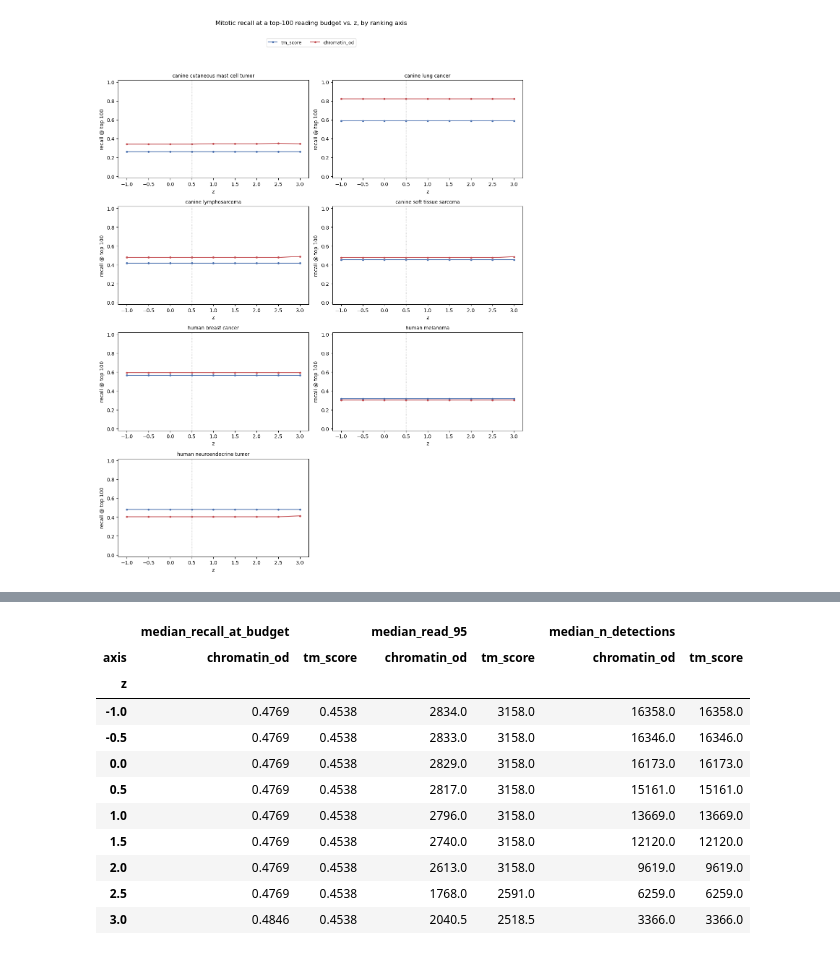
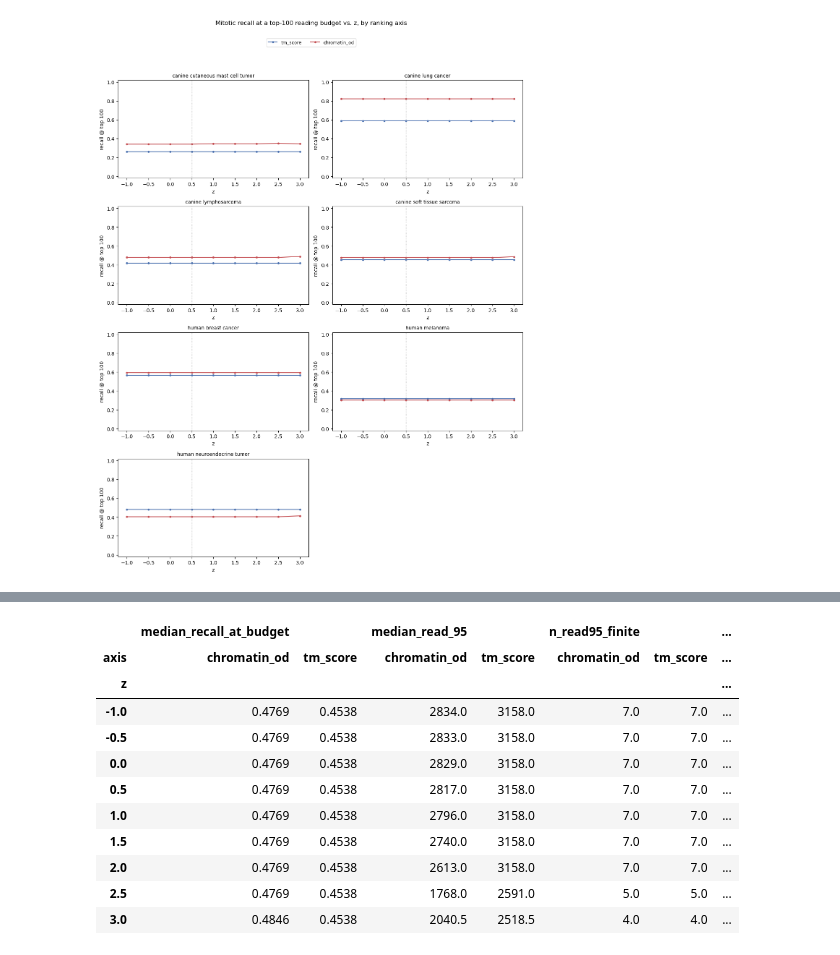
Before and after one commit to mohini-anand/MIDOGpp_forked, a Jupyter notebook: tm_threshold_axis_sweep.ipynb, the cells around one changed output, grey strips where cells are left out. Drawn from its saved outputs; the diff is of its cells as text; code cells hidden in the pictures.

```diff
--- a/tm_threshold_axis_sweep.ipynb
+++ b/tm_threshold_axis_sweep.ipynb
@@ -133,6 +157,7 @@ between the two rows at a given `(domain, z)` is the order candidates are ranked
 # %%
 all_rows = []
 shortcut_checks = []
+diag_rows = []
 
 for _, row in domain_images.iterrows():
     fn, image_id, domain = row['file_name'], int(row['image_id']), row['tumor_type']
@@ -183,6 +208,23 @@ for _, row in domain_images.iterrows():
                             'n_direct': len(direct), 'n_filtered': len(filtered),
                             'passed': shortcut_ok})
 
+    # --- duplicate-detection diagnostic (Finding 8) ---
+    # NMS runs at the evaluation match radius here, which is what `invariants.check_nms_radius`
+    # requires. Even so, two kept detections can both fall inside one GT's match circle, and the
+    # second is bucketed `non_human_findings` -- a false positive that is really a duplicate.
+    # This is the invariant-compliant baseline the v2 notebook's decoupled radius is compared to.
+    # Kept in a side list, NOT in `ctx`: `compare.evaluate_arms` does `base = dict(context)`, so
+    # every ctx key becomes a CSV column and would change the saved schema.
+    pool_sorted = pool.sort_values('score', ascending=False).reset_index(drop=True)
+    det_bucketed, _ = ev.bucket_detections(pool_sorted, gt_eval, radius)
+    d_gt, _ = KDTree(gt_eval[['cx', 'cy']].to_numpy()).query(
+        det_bucketed[['cx', 'cy']].to_numpy(), k=1)
+    inside_gt = d_gt[:, 0] <= radius
+    dup_fp = inside_gt & (det_bucketed['bucket'] == ev.NON_HUMAN_FINDINGS).to_numpy()
+    diag_rows.append({'file_name': fn, 'tumor_type': domain, 'n_detections': len(pool),
+                      'n_within_match_radius': int(inside_gt.sum()),
+                      'n_dup_fp': int(dup_fp.sum())})
+
     ctx = {'file_name': fn, 'image_id': image_id, 'tumor_type': domain,
           'mpp': round(mpp, 4), 'seed_ann_id': int(seed['ann_id']),
           'map_median': round(med, 5), 'mad_scale': round(mad, 5),
@@ -212,6 +254,7 @@ for _, row in domain_images.iterrows():
 results = pd.concat(all_rows, ignore_index=True)
 cp.assert_floor_not_limiting(results)
 shortcut_df = pd.DataFrame(shortcut_checks)
+diag_df = pd.DataFrame(diag_rows)
 print(f'\ntotal {time.time() - NB_T0:.0f}s, {len(results)} rows, '
      f'shortcut passed {shortcut_df["passed"].sum()}/{len(shortcut_df)} domains')
 shortcut_df
@@ -440,33 +544,38 @@ in recall, at both axes, pooled across domains.
 # %%
 summary_rows = []
 for budget in (50, 100, 250):
     for axis in AXES:
         sub = results[(results['budget'] == budget) & (results['arm'] == axis)]
         for z in Z_LEVELS:
             szz = sub[sub['z'] == z]
             summary_rows.append({
                 'budget': budget, 'axis': axis, 'z': z,
                 'median_recall_at_budget': round(float(szz['recall_at_budget'].median()), 4),
                 'median_read_95': float(szz['read_95'].median()),
+                'n_read95_finite': int(szz['read_95'].notna().sum()),
+                'n_read95_unreachable': int(szz['read_95'].isna().sum()),
+                'n_read99_unreachable': int(szz['read_99'].isna().sum()),
+                'n_read100_unreachable': int(szz['read_100'].isna().sum()),
                 'median_precision_full': round(
                     float((szz['full_list_recall'] * szz['n_gt_mitotic']
                           / szz['n_detections']).median()), 4),
                 'median_n_detections': int(szz['n_detections'].median()),
             })
 summary_table = pd.DataFrame(summary_rows)
 summary_table[(summary_table['budget'] == 100)].pivot(
     index='z', columns='axis',
-    values=['median_recall_at_budget', 'median_read_95', 'median_n_detections'])
+    values=['median_recall_at_budget', 'median_read_95', 'n_read95_finite',
+            'median_n_detections'])
 # %% [output]
-|  | median_recall_at_budget |  | median_read_95 |  | median_n_detections |  |
-| axis | chromatin_od | tm_score | chromatin_od | tm_score | chromatin_od | tm_score |
-| z |  |  |  |  |  |  |
-| -1.0 | 0.4769 | 0.4538 | 2834.0 | 3158.0 | 16358.0 | 16358.0 |
-| -0.5 | 0.4769 | 0.4538 | 2833.0 | 3158.0 | 16346.0 | 16346.0 |
-| 0.0 | 0.4769 | 0.4538 | 2829.0 | 3158.0 | 16173.0 | 16173.0 |
-| 0.5 | 0.4769 | 0.4538 | 2817.0 | 3158.0 | 15161.0 | 15161.0 |
-| 1.0 | 0.4769 | 0.4538 | 2796.0 | 3158.0 | 13669.0 | 13669.0 |
-| 1.5 | 0.4769 | 0.4538 | 2740.0 | 3158.0 | 12120.0 | 12120.0 |
-| 2.0 | 0.4769 | 0.4538 | 2613.0 | 3158.0 | 9619.0 | 9619.0 |
-| 2.5 | 0.4769 | 0.4538 | 1768.0 | 2591.0 | 6259.0 | 6259.0 |
-| 3.0 | 0.4846 | 0.4538 | 2040.5 | 2518.5 | 3366.0 | 3366.0 |
+|  | median_recall_at_budget |  | median_read_95 |  | n_read95_finite |  | ... |
+| axis | chromatin_od | tm_score | chromatin_od | tm_score | chromatin_od | tm_score | ... |
+| z |  |  |  |  |  |  | ... |
+| -1.0 | 0.4769 | 0.4538 | 2834.0 | 3158.0 | 7.0 | 7.0 | ... |
+| -0.5 | 0.4769 | 0.4538 | 2833.0 | 3158.0 | 7.0 | 7.0 | ... |
+| 0.0 | 0.4769 | 0.4538 | 2829.0 | 3158.0 | 7.0 | 7.0 | ... |
+| 0.5 | 0.4769 | 0.4538 | 2817.0 | 3158.0 | 7.0 | 7.0 | ... |
+| 1.0 | 0.4769 | 0.4538 | 2796.0 | 3158.0 | 7.0 | 7.0 | ... |
+| 1.5 | 0.4769 | 0.4538 | 2740.0 | 3158.0 | 7.0 | 7.0 | ... |
+| 2.0 | 0.4769 | 0.4538 | 2613.0 | 3158.0 | 7.0 | 7.0 | ... |
+| 2.5 | 0.4769 | 0.4538 | 1768.0 | 2591.0 | 5.0 | 5.0 | ... |
+| 3.0 | 0.4846 | 0.4538 | 2040.5 | 2518.5 | 4.0 | 4.0 | ... |
```
Also changed, not shown: parts of 13 cells of this notebook.
